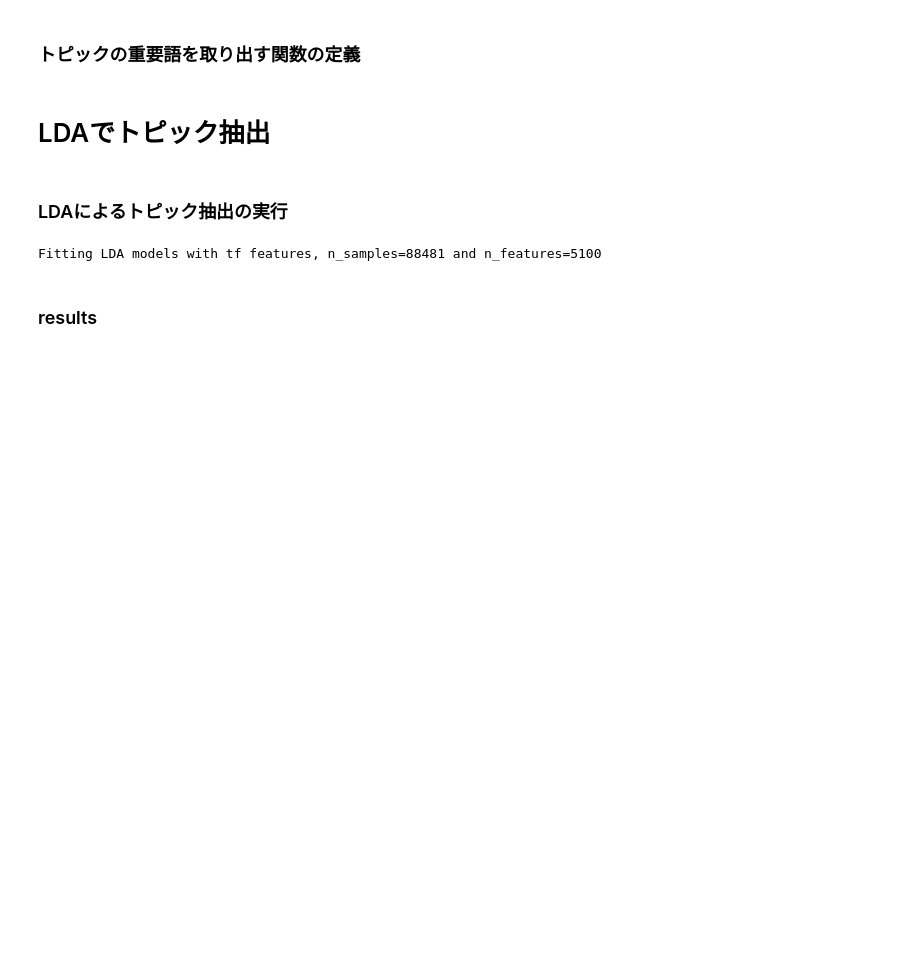
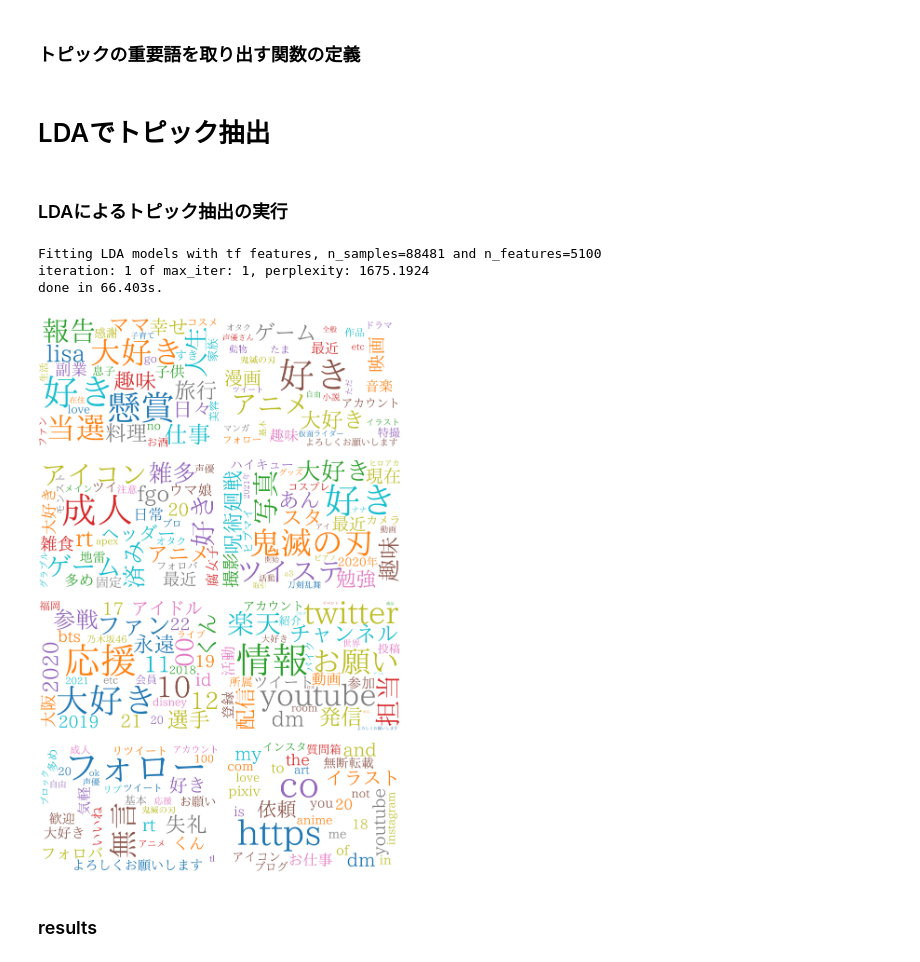
Before and after one commit to c-c-c-c/twitter_api_test, a Jupyter notebook: topic_modeling_user_prof_parameter_tuning.ipynb, the cells around one changed output. Drawn from its saved outputs; the diff is of its cells as text; code cells hidden in the pictures; blank space fills up the shorter version.

Commit message:
parameter tuning

```diff
--- a/topic_modeling_user_prof_parameter_tuning.ipynb
+++ b/topic_modeling_user_prof_parameter_tuning.ipynb
@@ -142,7 +142,9 @@ File already exists.
 # %%
 from sklearn.feature_extraction.text import CountVectorizer
 
-vectorizer = CountVectorizer(max_df=0.5, min_df=30, stop_words=stop_words)
+MIN_DF = 30
+
+vectorizer = CountVectorizer(max_df=0.5, min_df= MIN_DF, stop_words=stop_words)
 
 X = vectorizer.fit_transform(corpus)
 # %%
@@ -240,12 +243,25 @@ def make_word_cloud(n_components, lda):
 
     pdf.close()
 # %%
-
+import logging
 import pickle
+import itertools
 
 def lda_main (n_components, topic_word_prior,batch_size =1000 ,max_iter=30):
 
-#     n_components =
+    folder_name = (datetime.datetime.now() + datetime.timedelta(hours=9) ) .strftime('%m%d_%H%M')
+
+    # フォルダを作成
+    os.mkdir("./"+folder_name)
+    os.chdir("./"+folder_name)
+
+    logger = logging.getLogger()
+    fhandler = logging.FileHandler(filename='mylog.log', mode='a')
+    formatter = logging.Formatter('%(asctime)s - %(name)s - %(levelname)s - %(message)s')
+    fhandler.setFormatter(formatter)
+    logger.addHandler(fhandler)
+    logger.setLevel(logging.WARNING)
+
 
     lda = LatentDirichletAllocation(n_components=n_components,
                                     max_iter=max_iter,
@@ -281,6 +297,13 @@ def lda_main (n_components, topic_word_prior,batch_size =1000 ,max_iter=30):
             "coherance": coherance,
         }
 
+    logger.warning('MIN_DF:{0}'.format(MIN_DF) )
+    logger.warning('params:n_components:{0}'.format(n_components))
+    logger.warning('params:topic_word_prior:{0}'.format(topic_word_prior))
+    logger.warning('params:batch_size:{0}'.format(batch_size))
+    logger.warning('params:max_iter:{0}'.format(max_iter))
+    logger.warning('perplexity:{0}'.format(results["perplexity"]))
+    logger.warning('coherance:{0}'.format(results["coherance"]) )
 
     make_word_cloud(n_components, lda)
     # pickle
@@ -289,11 +312,17 @@ def lda_main (n_components, topic_word_prior,batch_size =1000 ,max_iter=30):
         pickle.dump(lda, f)
 
 
+    os.chdir("../")
     return(results)
-# %%
-tmp_results = lda_main(n_components=8, topic_word_prior=2, batch_size=1000, max_iter=3)
-# %% [output]
-Fitting LDA models with tf features, n_samples=88481 and n_features=5100
+# %%
+for n_components, topic_word_prior,batch_size in itertools.product([6,7,8,9,10],[0.01, 0.02, 0.05, 0.1, 0.15, 0.2,0.25, 0.3,0.4 ], [500,1000,2000]):
+
+    lda_main(n_components=n_components, topic_word_prior=topic_word_prior, batch_size=batch_size, max_iter=1)
+# %% [output]
+Fitting LDA models with tf features, n_samples=88481 and n_features=5100
+iteration: 1 of max_iter: 1, perplexity: 1675.1924
+done in 66.403s.
+[figure, added]
 # %% [markdown]
 ### results
 # %%
```
Also changed, not shown: parts of 8 cells of this notebook, 9 other files.
